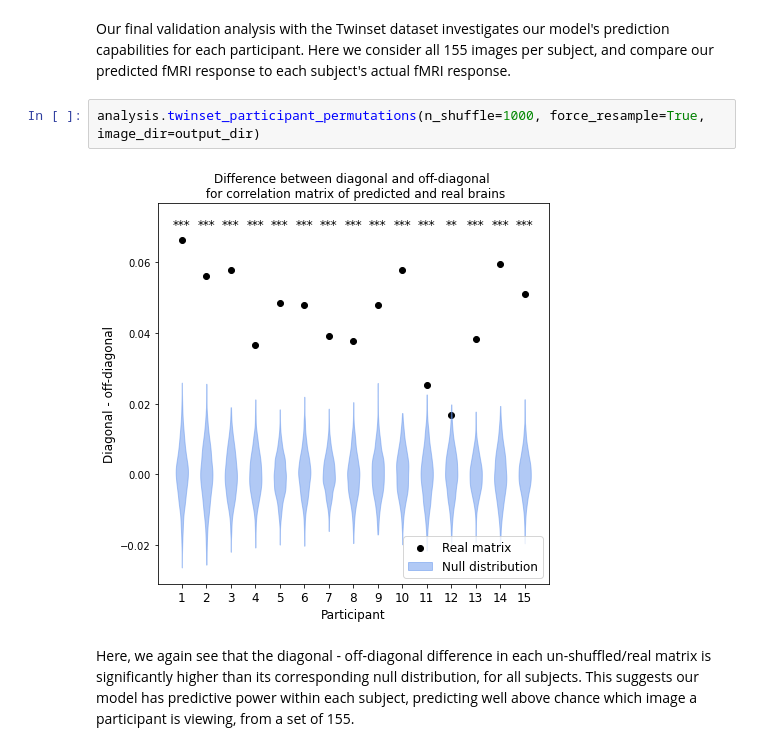
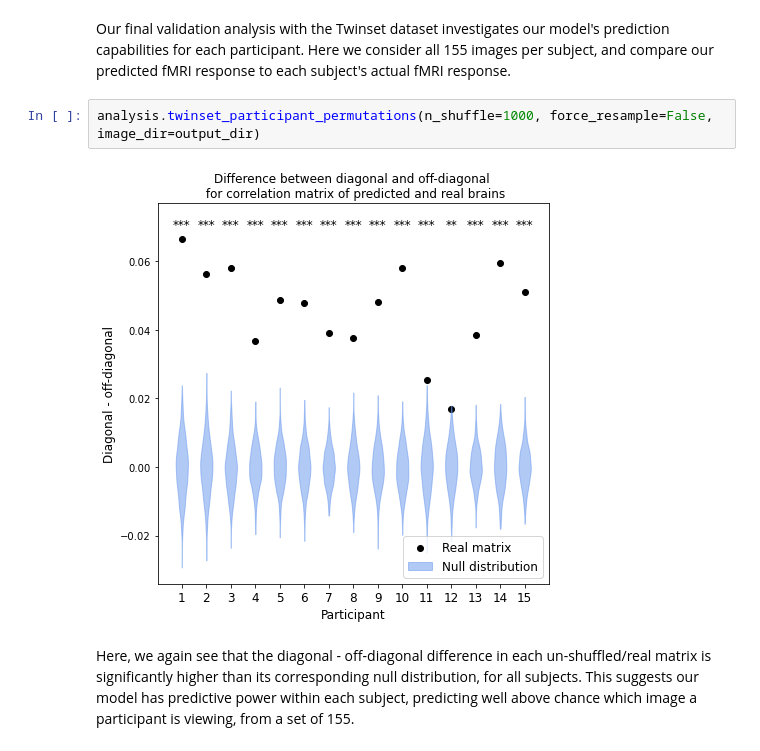
Before and after one commit to dpmlab/img2fmri, a Jupyter notebook: aperture_notebook.ipynb, the cells around one changed output. Drawn from its saved outputs; the diff is of its cells as text.

```diff
--- a/aperture_notebook.ipynb
+++ b/aperture_notebook.ipynb
@@ -116,9 +116,9 @@ Additionally, we note that our model seems to not predict well into the animal a
 # %% [markdown]
 Our final validation analysis with the Twinset dataset investigates our model's prediction capabilities for each participant. Here we consider all 155 images per subject, and compare our predicted fMRI response to each subject's actual fMRI response.
 # %%
-analysis.twinset_participant_permutations(n_shuffle=1000, force_resample=True, image_dir=output_dir)
+analysis.twinset_participant_permutations(n_shuffle=1000, force_resample=False, image_dir=output_dir)
 # %% [output]
-[figure, old version]
+[figure, new version]
 # %% [markdown]
 Here, we again see that the diagonal - off-diagonal difference in each un-shuffled/real matrix is significantly higher than its corresponding null distribution, for all subjects. This suggests our model has predictive power within each subject, predicting well above chance which image a participant is viewing, from a set of 155.
 # %% [markdown]
```
Also changed, not shown: parts of 3 cells of this notebook, 2 other files.
